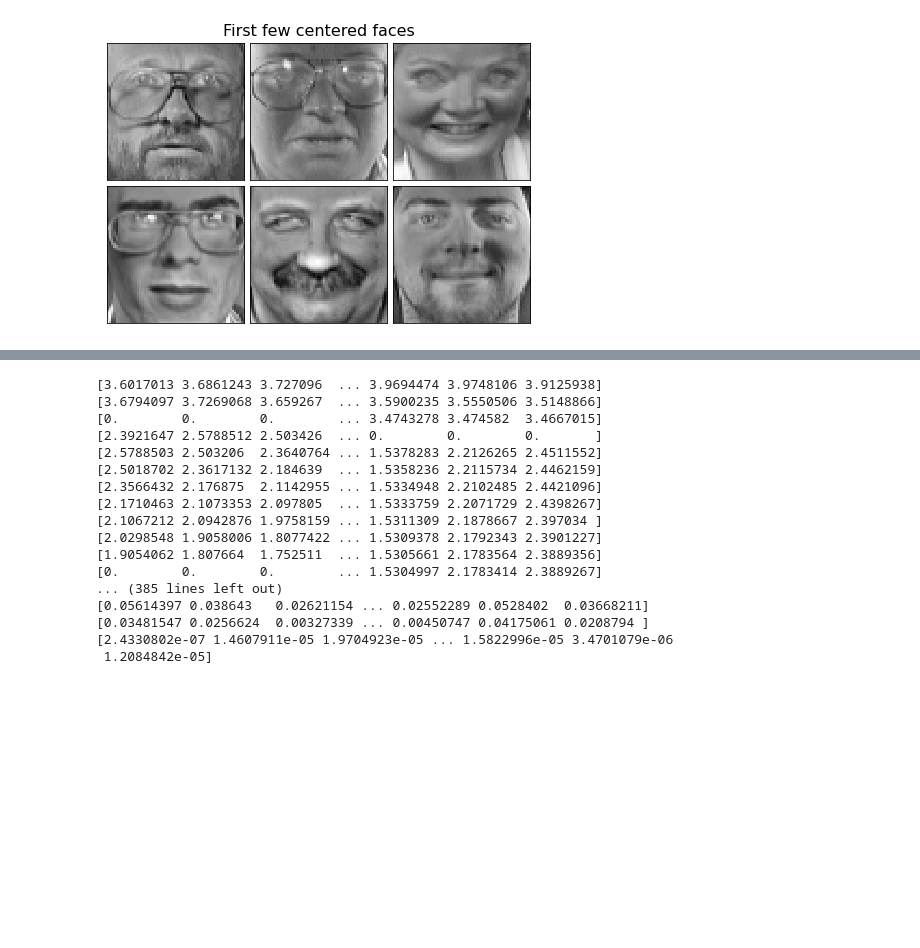
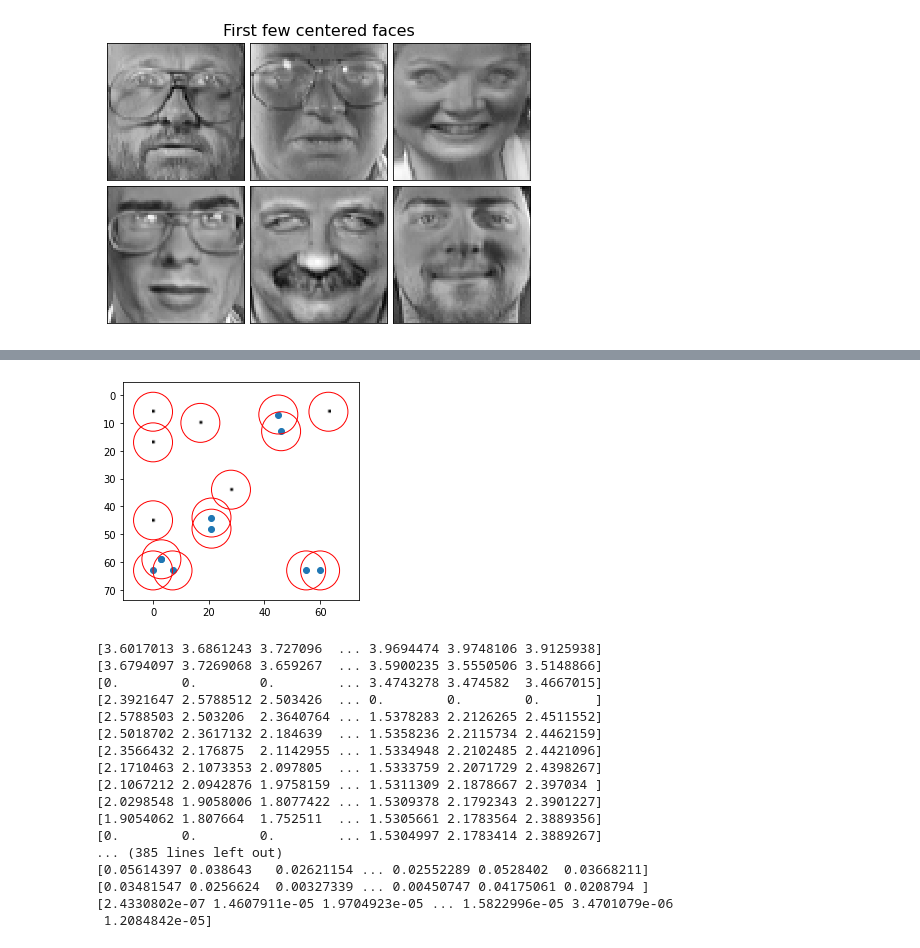
Before and after one commit to dynamicslab/pysensors, a Jupyter notebook: examples/region_optimal.ipynb, the cells around one changed output, grey strips where cells are left out. Saved outputs shown, nothing was run; the diff lists cells and outputs as text; code cells hidden in the pictures; blank space fills up the shorter version.

```diff
--- a/examples/region_optimal.ipynb
+++ b/examples/region_optimal.ipynb
@@ -70,3 +100,19 @@ print(top_sensors0)
+# %%
+img = np.zeros(n_features)
+img[top_sensors0] = 16
+fig,ax = plt.subplots(1)
+ax.set_aspect('equal')
+ax.imshow(img.reshape(image_shape),cmap=plt.cm.binary)
+top_sensors0_grid = np.unravel_index(top_sensors0, (nx,ny))
+plt.scatter(violated_sensorsy, violated_sensorsx)
+# figure, axes = plt.subplots()
+for i in range(len(top_sensors0_grid[0])):
+    circ = Circle( (top_sensors0_grid[1][i], top_sensors0_grid[0][i]), r ,color='r',fill = False )
+    ax.add_patch(circ)
+#plt.scatter(violated_sensorsy, violated_sensorsx)
+plt.show()
+# %% [output]
+[figure, added]
 # %%
 ##Constrained sensor location on the grid:
 # xmin = 20
```
Also changed, not shown: parts of 3 cells of this notebook, 2 other files.
